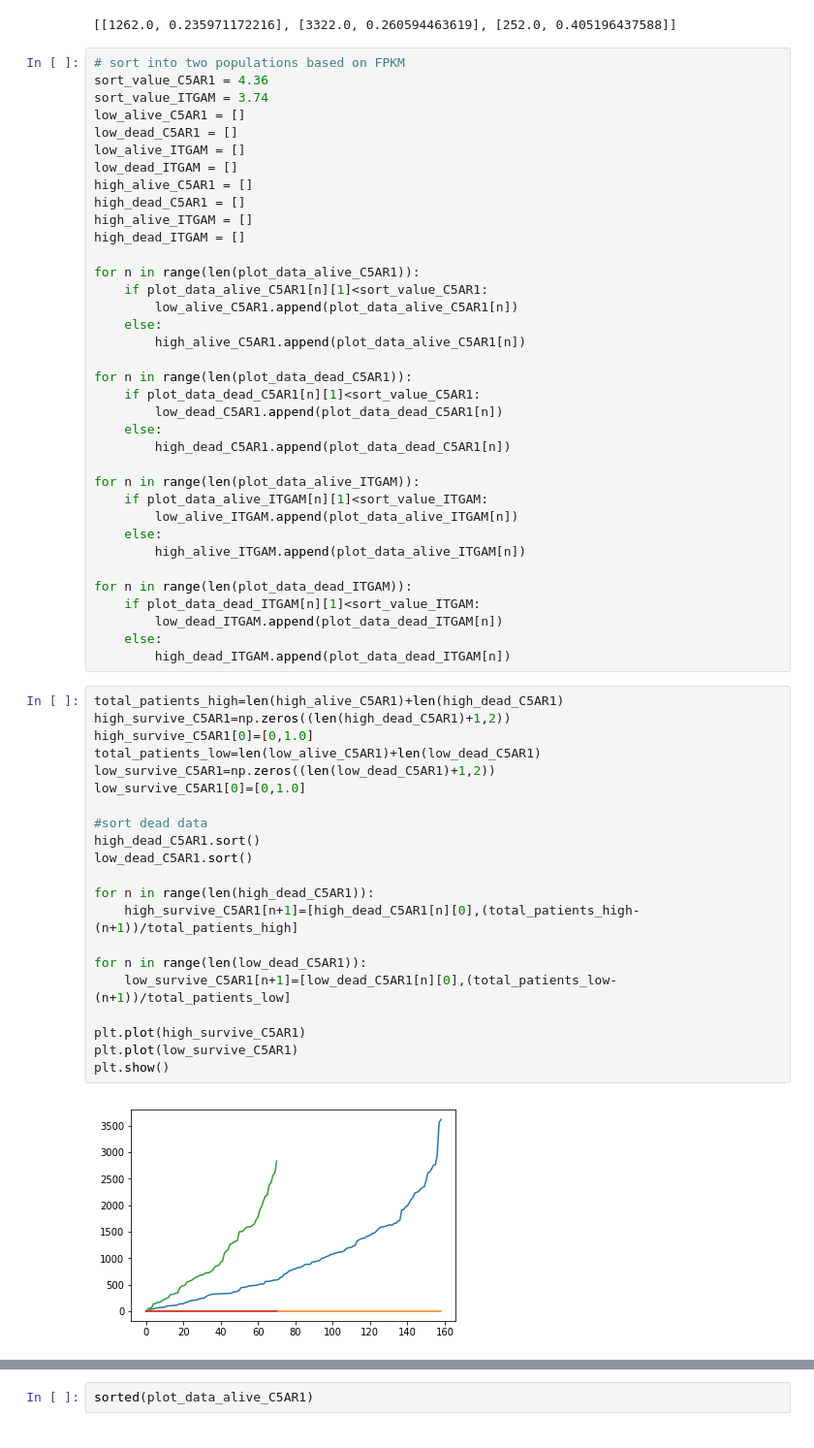
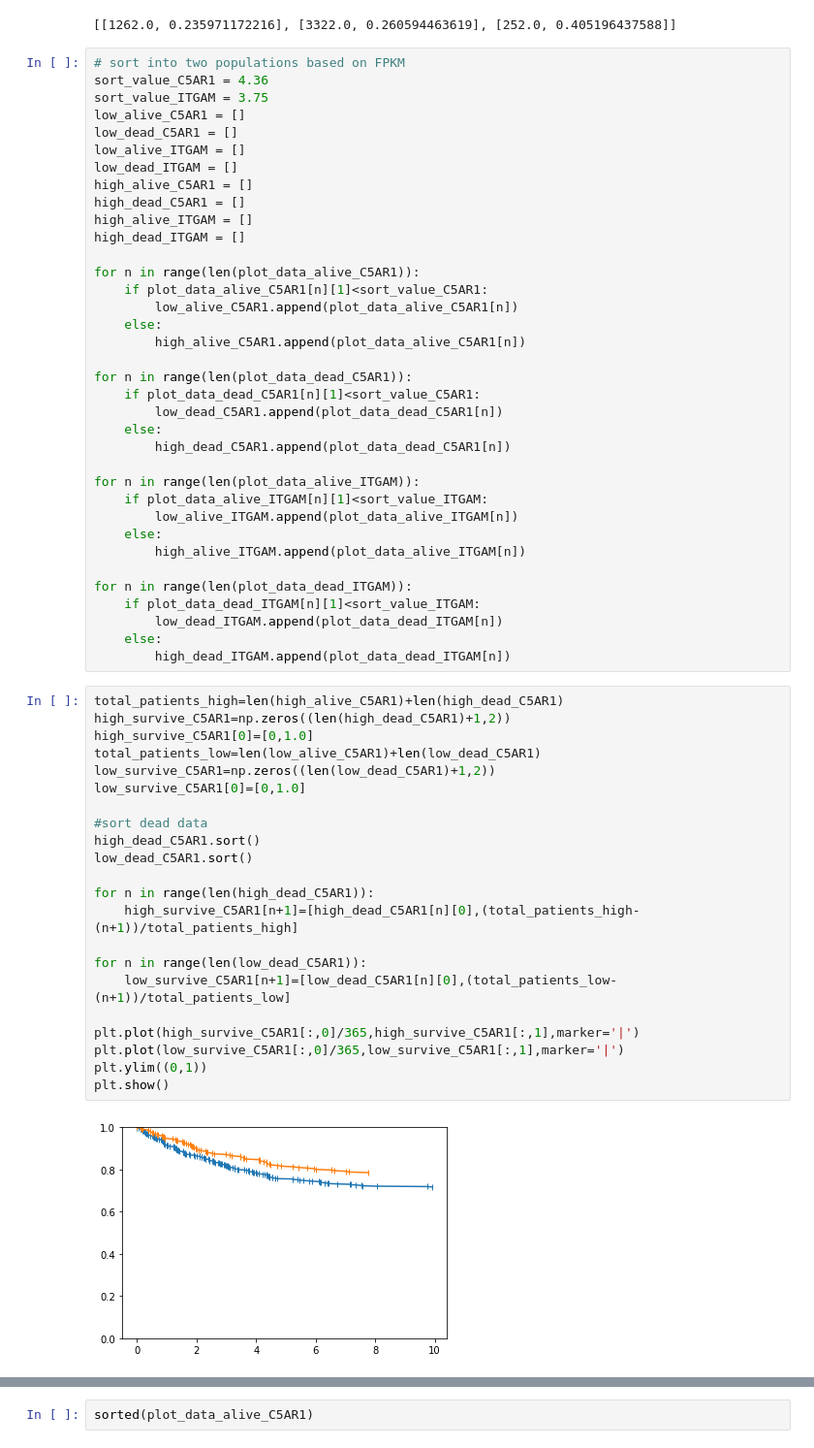
Before and after one commit to ldi00a/capstone18, a Jupyter notebook: Kidney analysis.ipynb, the cells around one changed output, grey strips where cells are left out. Shown at 97% size. Drawn from its saved outputs; the diff is of its cells as text.

```diff
--- a/Kidney analysis.ipynb
+++ b/Kidney analysis.ipynb
@@ -404,7 +406,7 @@ print(C5AR1_sorted_FPKM[0:3])
 # %%
 # sort into two populations based on FPKM
 sort_value_C5AR1 = 4.36
-sort_value_ITGAM = 3.74
+sort_value_ITGAM = 3.75
 low_alive_C5AR1 = []
 low_dead_C5AR1 = []
 low_alive_ITGAM = []
@@ -440,24 +442,25 @@ for n in range(len(plot_data_dead_ITGAM)):
 # %%
 total_patients_high=len(high_alive_C5AR1)+len(high_dead_C5AR1)
 high_survive_C5AR1=np.zeros((len(high_dead_C5AR1)+1,2))
 high_survive_C5AR1[0]=[0,1.0]
 total_patients_low=len(low_alive_C5AR1)+len(low_dead_C5AR1)
 low_survive_C5AR1=np.zeros((len(low_dead_C5AR1)+1,2))
 low_survive_C5AR1[0]=[0,1.0]
 
 #sort dead data
 high_dead_C5AR1.sort()
 low_dead_C5AR1.sort()
 
 for n in range(len(high_dead_C5AR1)):
     high_survive_C5AR1[n+1]=[high_dead_C5AR1[n][0],(total_patients_high-(n+1))/total_patients_high]
 
 for n in range(len(low_dead_C5AR1)):
     low_survive_C5AR1[n+1]=[low_dead_C5AR1[n][0],(total_patients_low-(n+1))/total_patients_low]
 
-plt.plot(high_survive_C5AR1)
-plt.plot(low_survive_C5AR1)
+plt.plot(high_survive_C5AR1[:,0]/365,high_survive_C5AR1[:,1],marker='|')
+plt.plot(low_survive_C5AR1[:,0]/365,low_survive_C5AR1[:,1],marker='|')
+plt.ylim((0,1))
 plt.show()
 # %% [output]
-[figure, old version]
+[figure, new version]
 # %%
```
Also changed, not shown: parts of 6 cells of this notebook.
